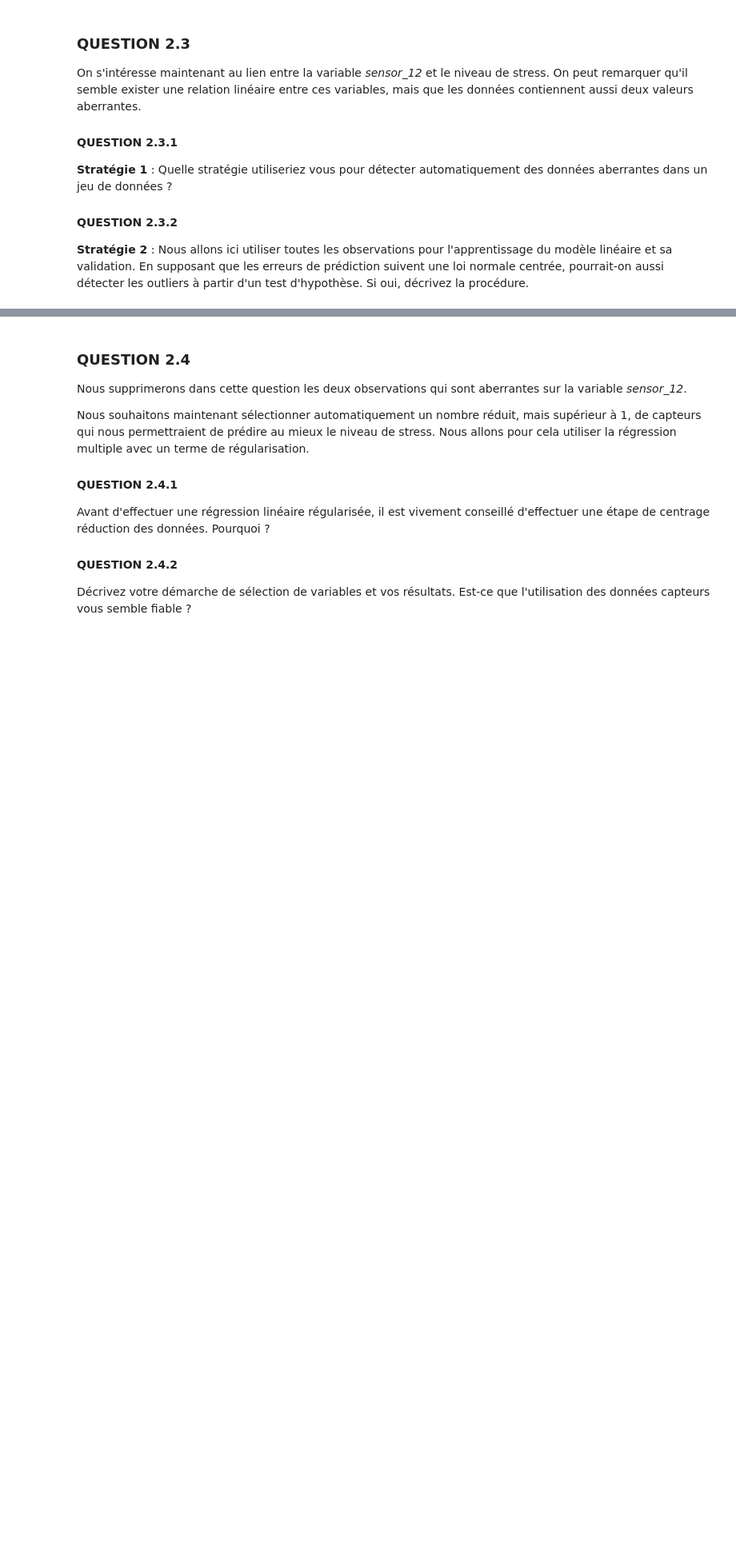
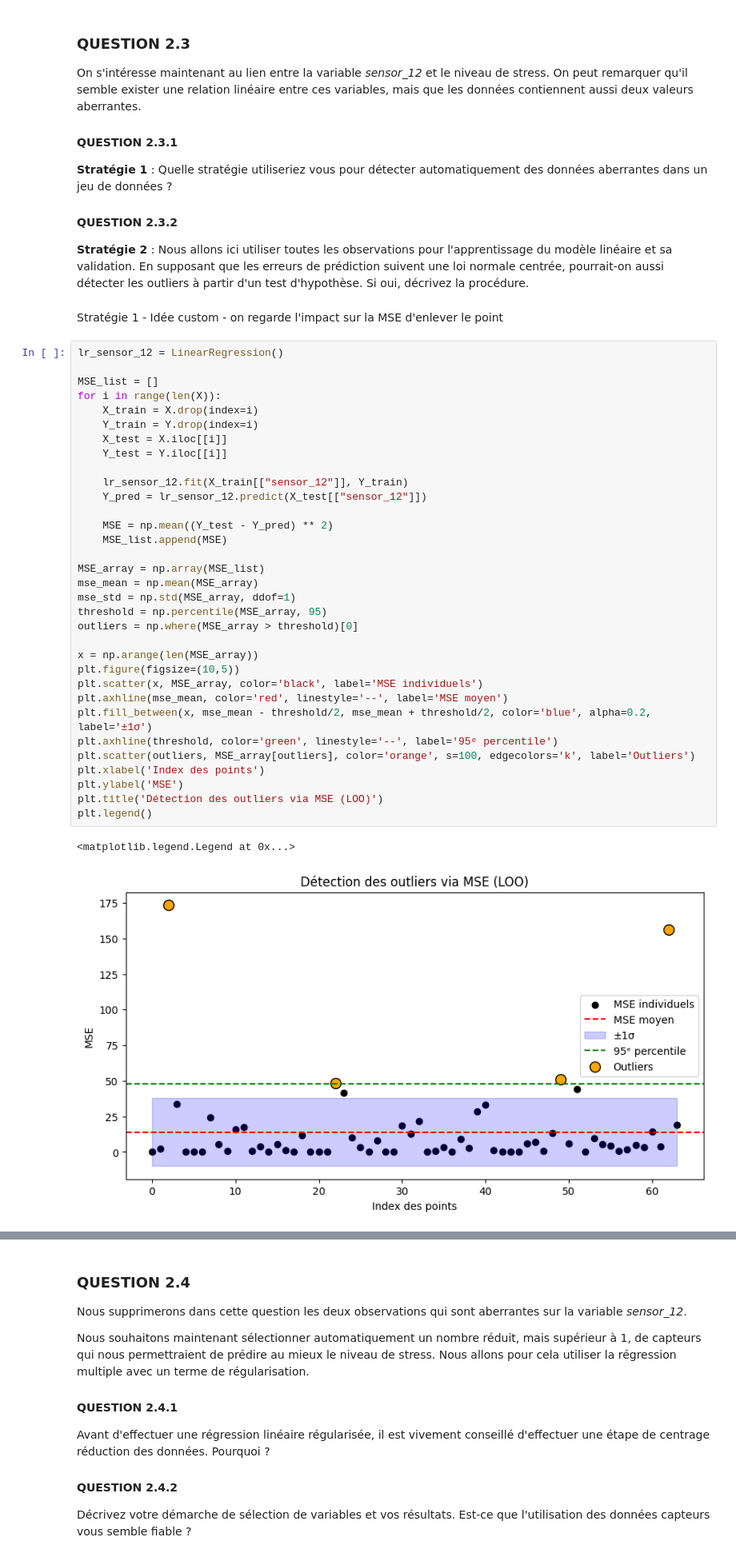
Before and after one commit to alextonon/BE_working_repo, a Jupyter notebook: FSD310_Statistics/stat-ml/BE_statML_2025/BE_StatML_2025.ipynb, the cells around one changed output, grey strips where cells are left out. Shown: that part at 80% size. Drawn from its saved outputs; the diff is of its cells as text; blank space fills up the shorter version.

```diff
--- a/FSD310_Statistics/stat-ml/BE_statML_2025/BE_StatML_2025.ipynb
+++ b/FSD310_Statistics/stat-ml/BE_statML_2025/BE_StatML_2025.ipynb
@@ -240,3 +328,41 @@ On s'intéresse maintenant au lien entre la variable *sensor_12* et le niveau de
 #### QUESTION 2.3.2
 
 **Stratégie 2** : Nous allons ici utiliser toutes les observations pour l'apprentissage du modèle linéaire et sa validation. En supposant que les erreurs de prédiction suivent une loi normale centrée, pourrait-on aussi détecter les outliers à partir d'un test d'hypothèse. Si oui, décrivez la procédure.
+# %% [markdown]
+Stratégie 1 - Idée custom - on regarde l'impact sur la MSE d'enlever le point
+# %%
+lr_sensor_12 = LinearRegression()
+
+MSE_list = []
+for i in range(len(X)):
+    X_train = X.drop(index=i)
+    Y_train = Y.drop(index=i)
+    X_test = X.iloc[[i]]
+    Y_test = Y.iloc[[i]]
+
+    lr_sensor_12.fit(X_train[["sensor_12"]], Y_train)
+    Y_pred = lr_sensor_12.predict(X_test[["sensor_12"]])
+
+    MSE = np.mean((Y_test - Y_pred) ** 2)
+    MSE_list.append(MSE)
+
+MSE_array = np.array(MSE_list)
+mse_mean = np.mean(MSE_array)
+mse_std = np.std(MSE_array, ddof=1)
+threshold = np.percentile(MSE_array, 95)
+outliers = np.where(MSE_array > threshold)[0]
+
+x = np.arange(len(MSE_array))
+plt.figure(figsize=(10,5))
+plt.scatter(x, MSE_array, color='black', label='MSE individuels')
+plt.axhline(mse_mean, color='red', linestyle='--', label='MSE moyen')
+plt.fill_between(x, mse_mean - threshold/2, mse_mean + threshold/2, color='blue', alpha=0.2, label='±1σ')
+plt.axhline(threshold, color='green', linestyle='--', label='95ᵉ percentile')
+plt.scatter(outliers, MSE_array[outliers], color='orange', s=100, edgecolors='k', label='Outliers')
+plt.xlabel('Index des points')
+plt.ylabel('MSE')
+plt.title('Détection des outliers via MSE (LOO)')
+plt.legend()
+# %% [output]
+<matplotlib.legend.Legend at 0x...>
+[figure, added]
```
Also changed, not shown: parts of 11 cells of this notebook.
